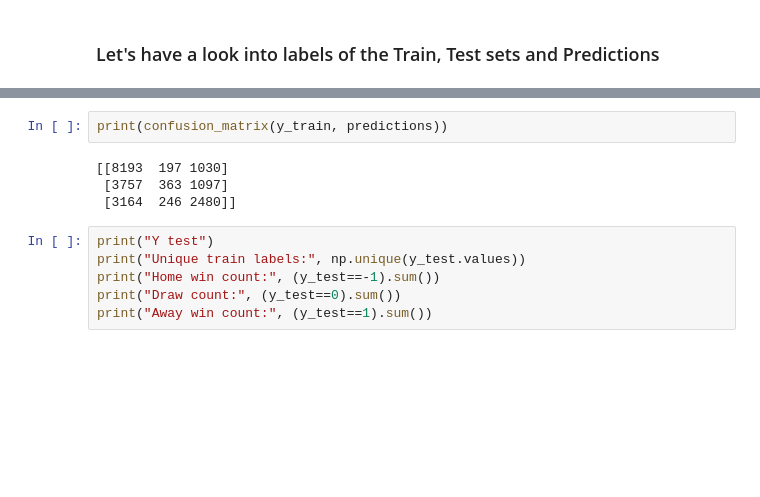
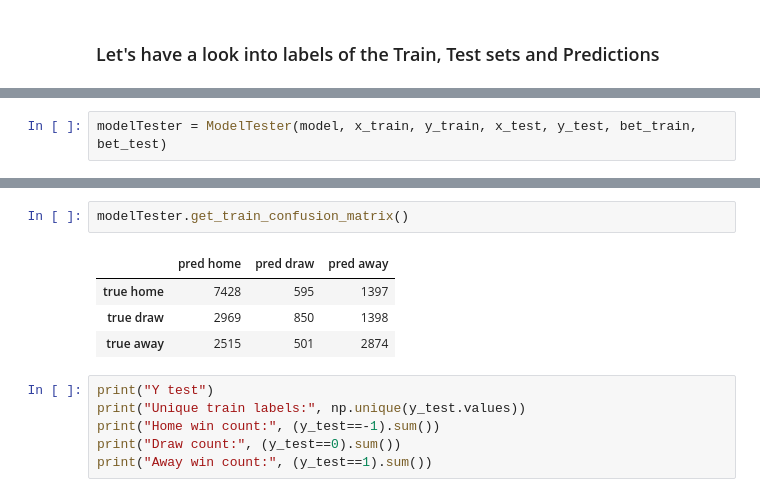
Before and after one commit to raedovj/NN19_Project_Football, a Jupyter notebook: predictions_betting.ipynb, the cells around one changed output, grey strips where cells are left out. Saved outputs shown, nothing was run; the diff lists cells and outputs as text; blank space fills up the shorter version.

Commit message:
modeltester file added

```diff
--- a/predictions_betting.ipynb
+++ b/predictions_betting.ipynb
@@ -139 +126,3 @@ np.argmax(model.predict(x_test[:30]), axis=1)-1, y_test.values[:30]
+# %%
+modelTester = ModelTester(model, x_train, y_train, x_test, y_test, bet_train, bet_test)
 # %%
@@ -165,9 +153,10 @@ Away win count: 4607
-# %%
-print(confusion_matrix(y_train, predictions))
-# %% [output]
-[[8193  197 1030]
- [3757  363 1097]
- [3164  246 2480]]
+# %%
+modelTester.get_train_confusion_matrix()
+# %% [output]
+|  | pred home | pred draw | pred away |
+| true home | 7428 | 595 | 1397 |
+| true draw | 2969 | 850 | 1398 |
+| true away | 2515 | 501 | 2874 |
 # %%
 print("Y test")
 print("Unique train labels:", np.unique(y_test.values))
```
Also changed, not shown: parts of 25 cells of this notebook, 1 other file.
